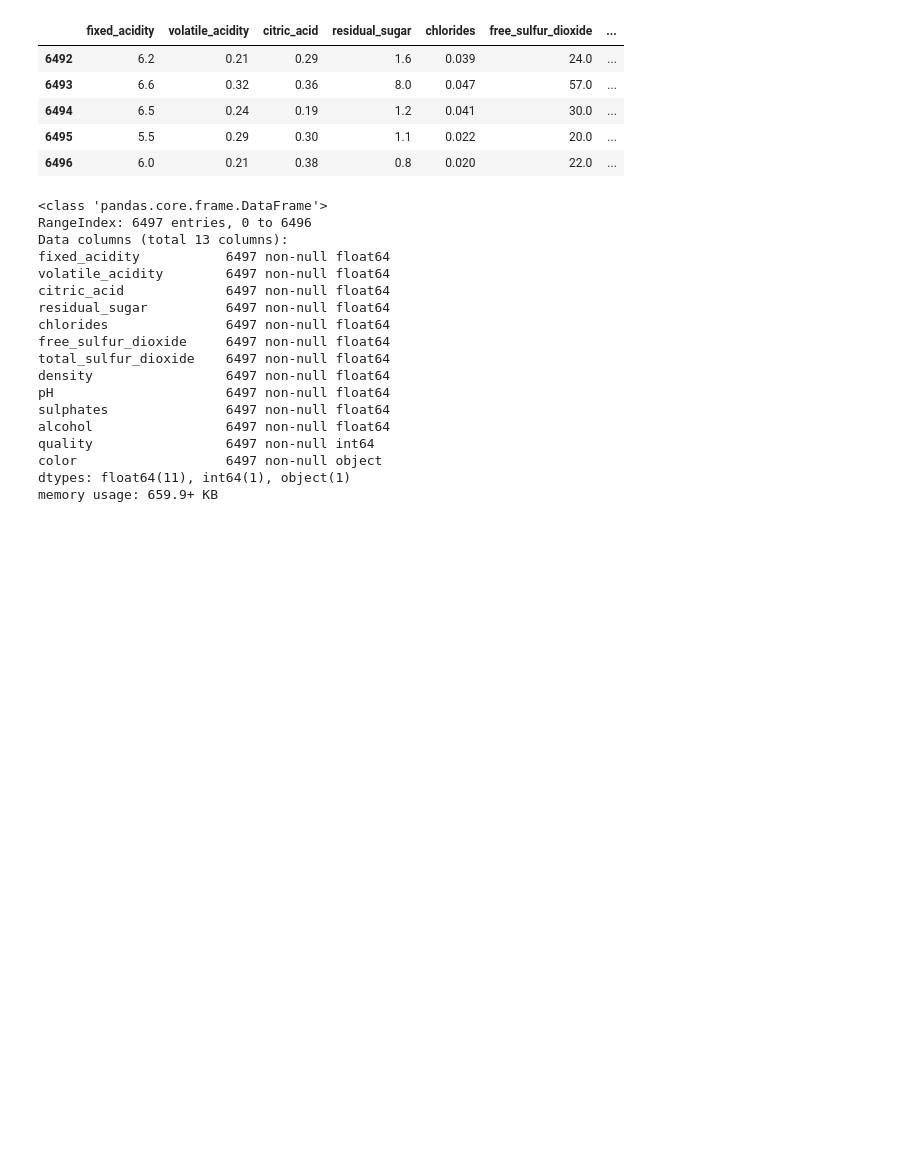
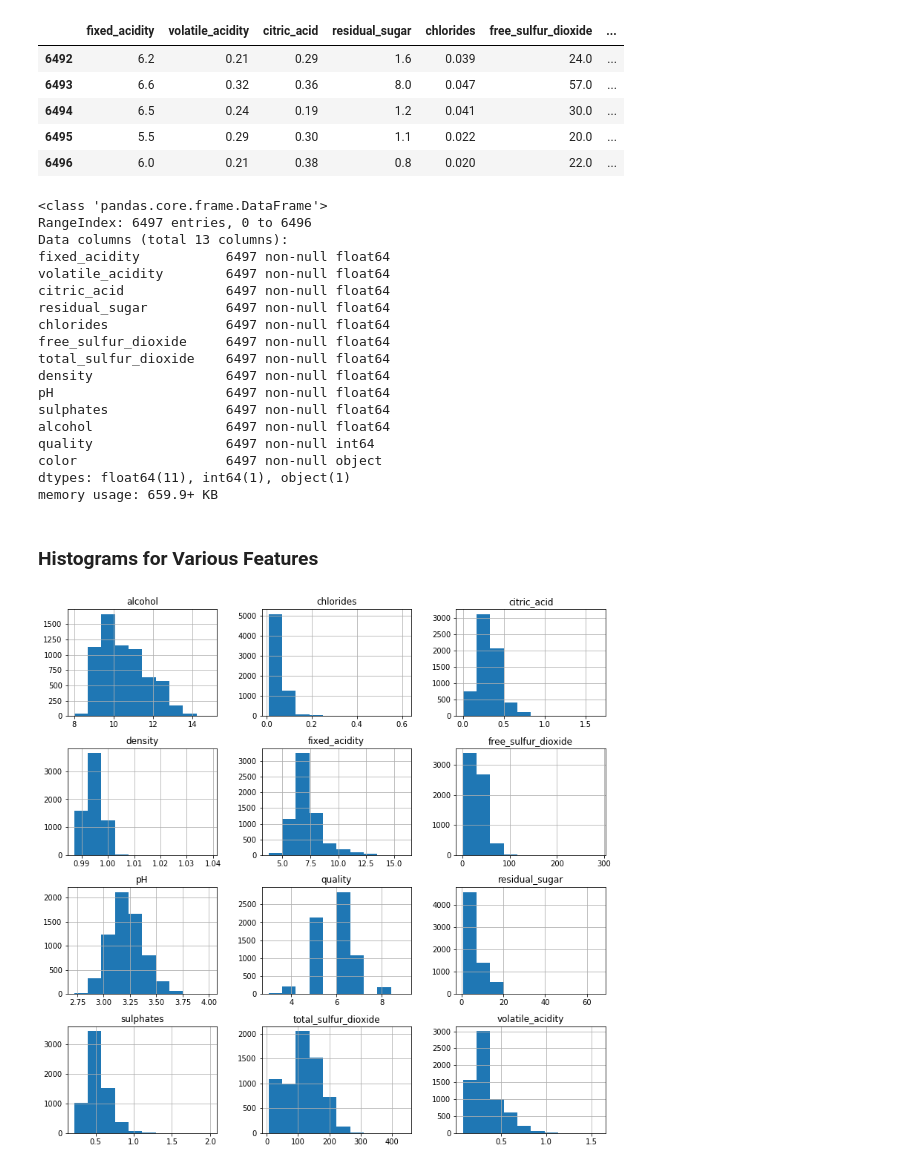
Before and after one commit to N431M/wine, a Jupyter notebook: gathering, assessing and appending data.ipynb, the cells around one changed output. Saved outputs shown, nothing was run; the diff lists cells and outputs as text; code cells hidden in the pictures; blank space fills up the shorter version.

Commit message:
explore data with visuals

```diff
--- a/gathering, assessing and appending data.ipynb
+++ b/gathering, assessing and appending data.ipynb
@@ -101,3 +101,10 @@ quality                 6497 non-null int64
 color                   6497 non-null object
 dtypes: float64(11), int64(1), object(1)
 memory usage: 659.9+ KB
+# %% [markdown]
+### Histograms for Various Features
+# %%
+#using hist function for all features
+wine_df.hist(figsize=(13,13));
+# %% [output]
+[figure, added]
```
Also changed, not shown: parts of 3 cells of this notebook.
